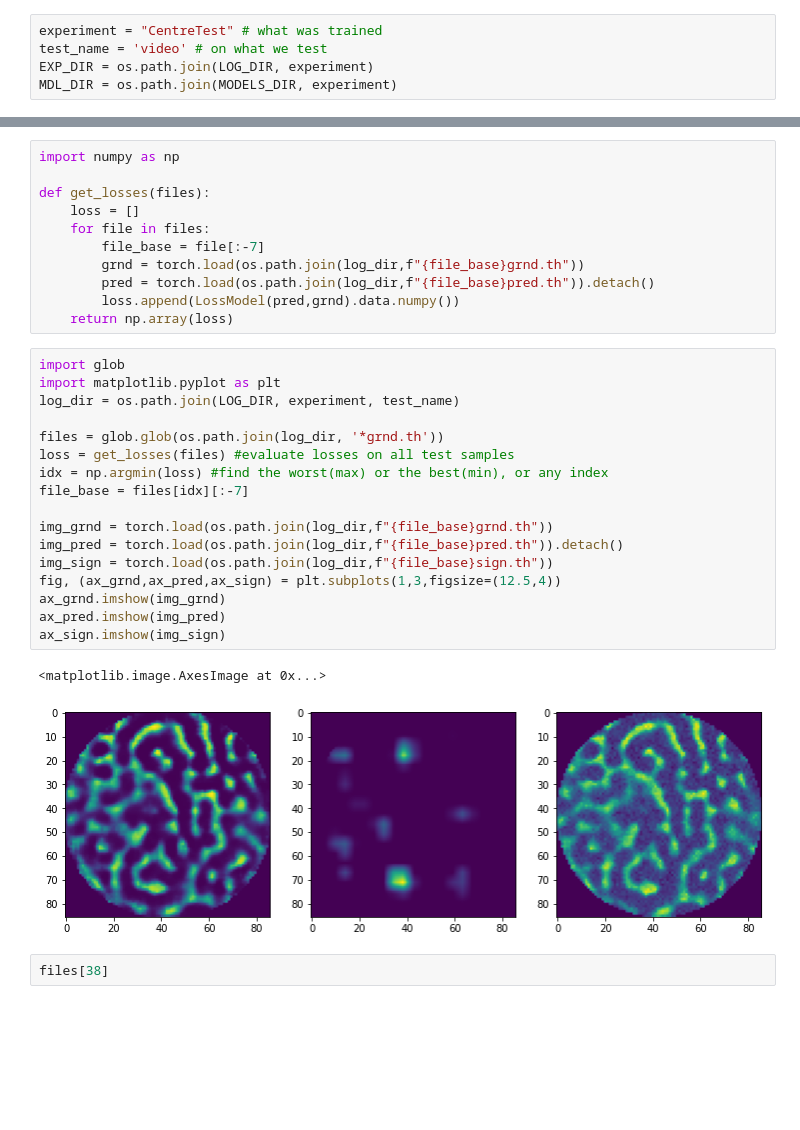
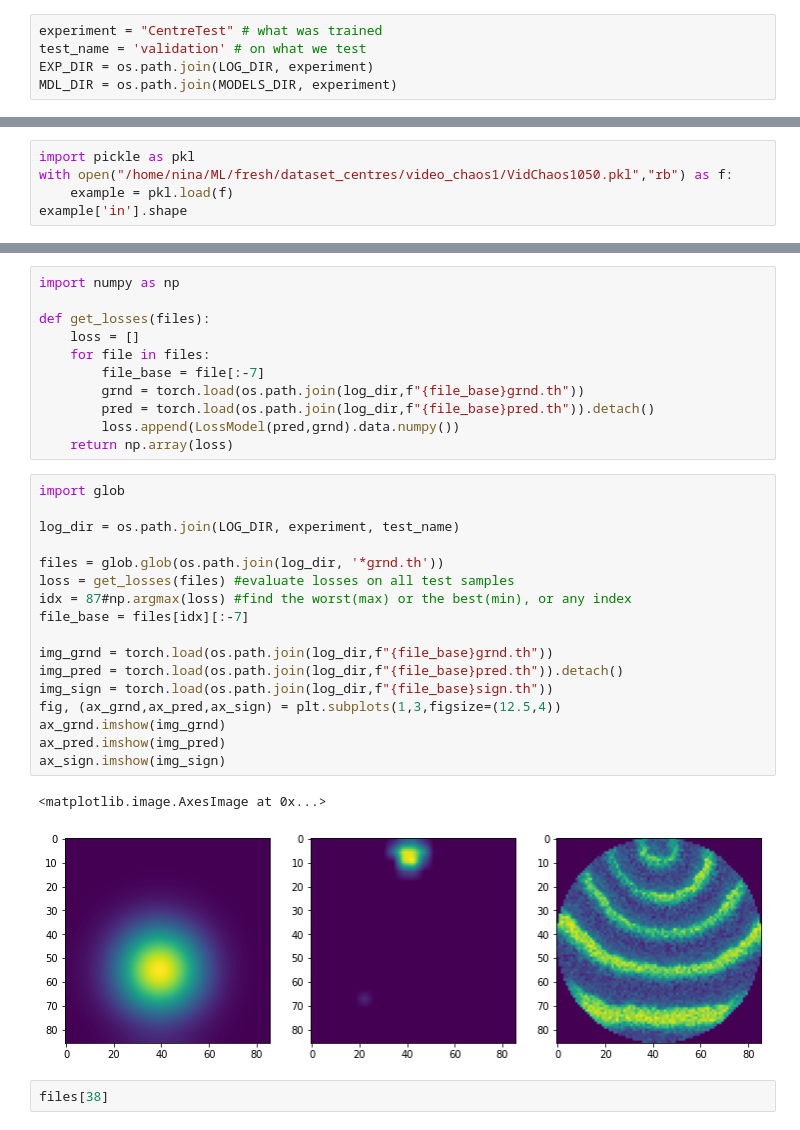
Before and after one commit to NinelK/WavesProject, a Jupyter notebook: src/Apply.ipynb, the cells around one changed output, grey strips where cells are left out. Saved outputs shown, nothing was run; the diff lists cells and outputs as text; blank space fills up the shorter version.

Commit message:
Fix single-image test runs

```diff
--- a/src/Apply.ipynb
+++ b/src/Apply.ipynb
@@ -10,6 +11,6 @@ from src import CENTRES_DIR, MODELS_DIR, LOG_DIR
 # %%
 experiment = "CentreTest" # what was trained
-test_name = 'video' # on what we test
+test_name = 'validation' # on what we test
 EXP_DIR = os.path.join(LOG_DIR, experiment)
 MDL_DIR = os.path.join(MODELS_DIR, experiment)
 # %%
@@ -26,0 +34,5 @@ Learning rate =  0.0
+# %%
+import pickle as pkl
+with open("/home/nina/ML/fresh/dataset_centres/video_chaos1/VidChaos1050.pkl","rb") as f:
+    example = pkl.load(f)
+example['in'].shape
@@ -58,24 +89,24 @@ def get_losses(files):
     return np.array(loss)
 # %%
 import glob
-import matplotlib.pyplot as plt
+
 log_dir = os.path.join(LOG_DIR, experiment, test_name)
 
 files = glob.glob(os.path.join(log_dir, '*grnd.th'))
 loss = get_losses(files) #evaluate losses on all test samples
-idx = np.argmin(loss) #find the worst(max) or the best(min), or any index
+idx = 87#np.argmax(loss) #find the worst(max) or the best(min), or any index
 file_base = files[idx][:-7]
 
 img_grnd = torch.load(os.path.join(log_dir,f"{file_base}grnd.th"))
 img_pred = torch.load(os.path.join(log_dir,f"{file_base}pred.th")).detach()
 img_sign = torch.load(os.path.join(log_dir,f"{file_base}sign.th"))
 fig, (ax_grnd,ax_pred,ax_sign) = plt.subplots(1,3,figsize=(12.5,4))
 ax_grnd.imshow(img_grnd)
 ax_pred.imshow(img_pred)
 ax_sign.imshow(img_sign)
 # %% [output]
 <matplotlib.image.AxesImage at 0x...>
-[figure, old version]
+[figure, new version]
 # %%
 files[38]
 # %% [output]
```
Also changed, not shown: parts of 10 cells of this notebook, 4 other files.
